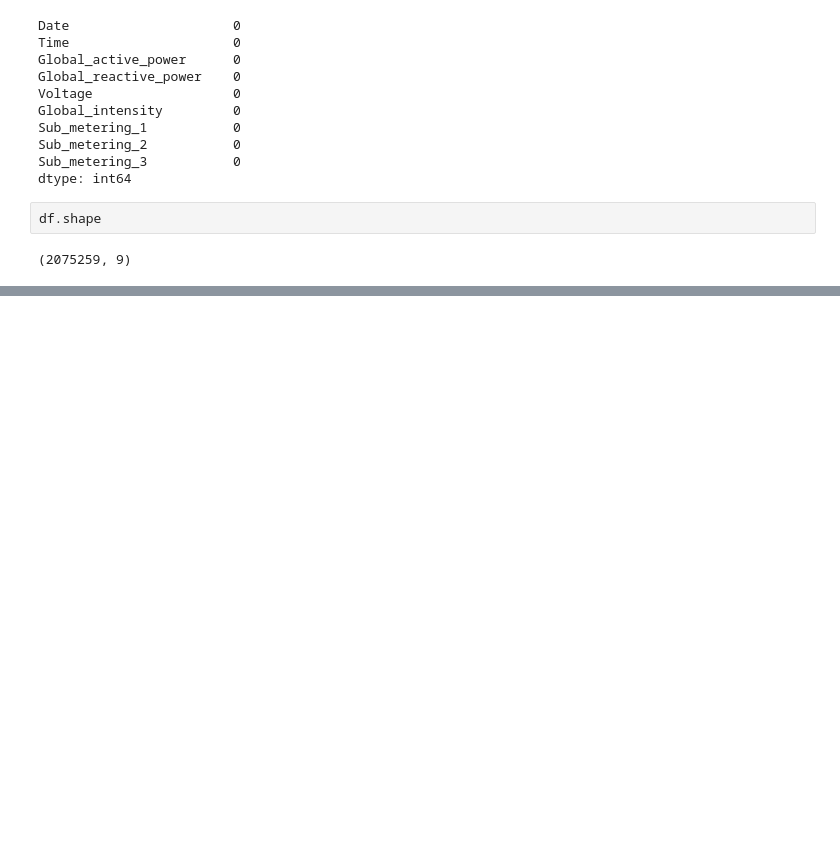
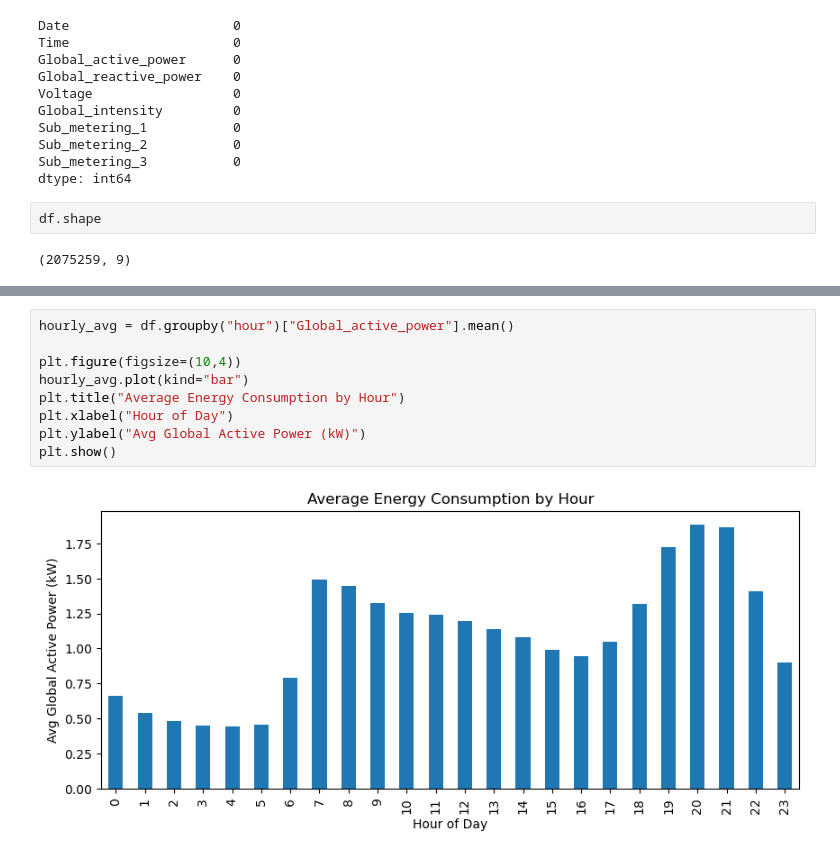
Before and after one commit to mohitgthb/OptiWatt, a Jupyter notebook: notebooks/01_data_preprocessing.ipynb, the cells around one changed output, grey strips where cells are left out. Saved outputs shown, nothing was run; the diff lists cells and outputs as text; blank space fills up the shorter version.

```diff
--- a/notebooks/01_data_preprocessing.ipynb
+++ b/notebooks/01_data_preprocessing.ipynb
@@ -113,0 +195,11 @@ df.shape
+# %%
+hourly_avg = df.groupby("hour")["Global_active_power"].mean()
+
+plt.figure(figsize=(10,4))
+hourly_avg.plot(kind="bar")
+plt.title("Average Energy Consumption by Hour")
+plt.xlabel("Hour of Day")
+plt.ylabel("Avg Global Active Power (kW)")
+plt.show()
+# %% [output]
+[figure, added]
```
Also changed, not shown: parts of 13 cells of this notebook.
